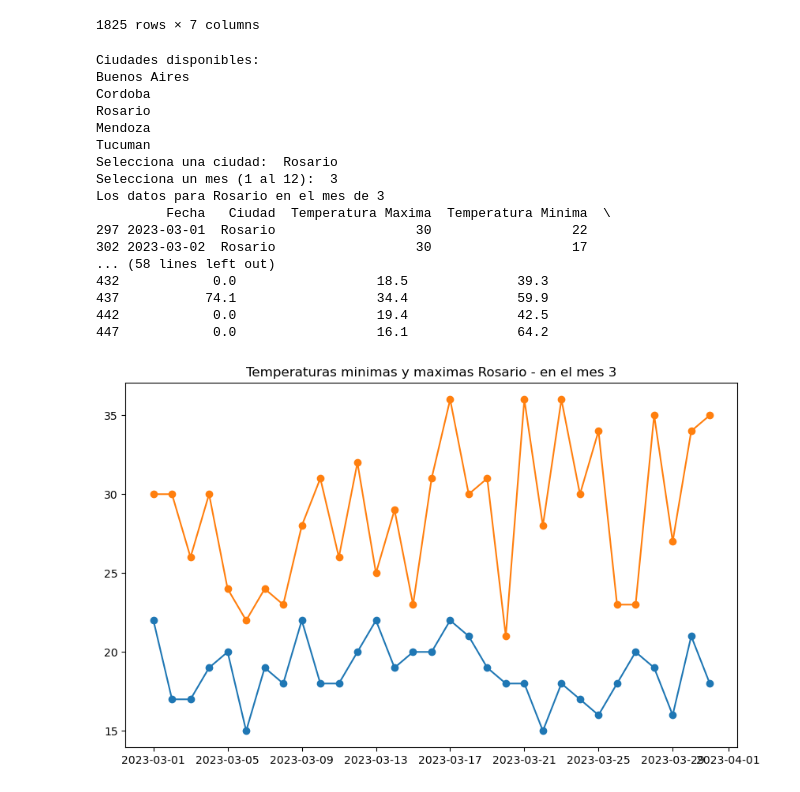
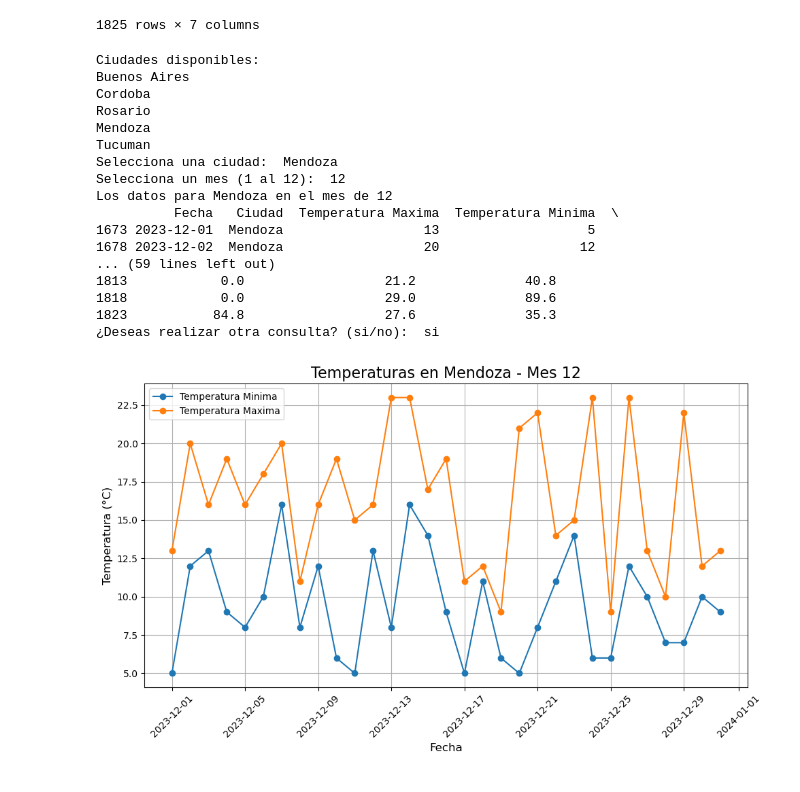
Before and after one commit to Juan8516/ConsultaTemperaturas, a Jupyter notebook: Consulta de Temperaturas.ipynb, the cells around one changed output. Saved outputs shown, nothing was run; the diff lists cells and outputs as text; code cells hidden in the pictures.

Commit message:
fix: arreglo error en bloque de de solicitud nueva consulta

```diff
--- a/Consulta de Temperaturas.ipynb
+++ b/Consulta de Temperaturas.ipynb
@@ -80,43 +80,84 @@ else:
                 (df['Ciudad'] == seleccion_ciudad) &
                 (df['Fecha'].dt.month == seleccion_mes)
             ]
             #Mostrar datos solicitados.
             if df_filtrado.empty:
                 print(f'No hay datos disponibles para la ciudad {seleccion_ciudad} en el mes {seleccion_mes}')
             else:
                 print(f'Los datos para {seleccion_ciudad} en el mes de {seleccion_mes}')
                 print(df_filtrado)
     except:
         print('Ingresar un dato correcto para el mes')
 
 #4. Se muestra un grafico al usuario donde estan las temperaturas mínimas y máximas que se registraron en la ciudad elegida durante el mes elegido.
 #Filtrar datos
 df_filtrado = df[(df['Ciudad'] == seleccion_ciudad) & (df['Fecha'].dt.month == seleccion_mes)]
 
 if df_filtrado.empty:
     print(f'No hay datos para la {seleccion_ciudad} en el mes {seleccion_mes}')
 else:
     #Grafico
     plt.figure(figsize=(10, 6))
     plt.plot(df_filtrado['Fecha'], df_filtrado['Temperatura Minima'], marker='o', label='Temperatura Minima')
     plt.plot(df_filtrado['Fecha'], df_filtrado['Temperatura Maxima'], marker='o', label='Temperatura Maxima')
-    plt.title(f'Temperaturas minimas y maximas {seleccion_ciudad} - en el mes {seleccion_mes}')
+    plt.title(f'Temperaturas en {seleccion_ciudad} - Mes {seleccion_mes}', fontsize=16)
+    plt.xlabel('Fecha', fontsize=12)
+    plt.ylabel('Temperatura (°C)', fontsize=12)
+    plt.legend()
+    plt.grid(True)
+    plt.xticks(rotation=45)
+    plt.tight_layout()
+
+#5. Preguntar al usuario si desea seguir haciendo consultas o no.
+    respuesta = input("¿Deseas realizar otra consulta? (si/no): ")
+    while respuesta.lower() not in ['si', 'no']:
+        print("Por favor, responde si o no.")
+        respuesta = input("¿Deseas realizar otra consulta? (si/no): ")
+
+        if respuesta.lower() == 'si':
+            #Validacion de las ciudades
+            if seleccion_ciudad not in df['Ciudad'].unique():
+                print('La ciudad no se encuntra en la base')
+            else:
+                #Peticion al usuario del mes.
+                seleccion_mes = input('Selecciona un mes (1 al 12): ')
+                try:
+                    seleccion_mes = int(seleccion_mes)
+                    if seleccion_mes < 1 or seleccion_mes > 12:
+                        print('El mes no se encuentra en la base')
+                    else:
+                        #Filtrar las selecciones del usuario.
+                        df_filtrado = df[
+                            (df['Ciudad'] == seleccion_ciudad) &
+                            (df['Fecha'].dt.month == seleccion_mes)
+                        ]
+                        #Mostrar datos solicitados.
+                        if df_filtrado.empty:
+                            print(f'No hay datos disponibles para la ciudad {seleccion_ciudad} en el mes {seleccion_mes}')
+                        else:
+                            print(f'Los datos para {seleccion_ciudad} en el mes de {seleccion_mes}')
+                            print(df_filtrado)
+
+                except:
+                    print('Ingresar un dato correcto para el mes')
+        else:
+            print("¡Hasta pronto!")
 # %% [output]
 Ciudades disponibles:
 Buenos Aires
 Cordoba
 Rosario
 Mendoza
 Tucuman
-Selecciona una ciudad:  Rosario
-Selecciona un mes (1 al 12):  3
-Los datos para Rosario en el mes de 3
-         Fecha   Ciudad  Temperatura Maxima  Temperatura Minima  \
-297 2023-03-01  Rosario                  30                  22
-302 2023-03-02  Rosario                  30                  17
-... (58 lines left out)
-432            0.0                  18.5              39.3
-437           74.1                  34.4              59.9
-442            0.0                  19.4              42.5
-447            0.0                  16.1              64.2
+Selecciona una ciudad:  Mendoza
+Selecciona un mes (1 al 12):  12
+Los datos para Mendoza en el mes de 12
+          Fecha   Ciudad  Temperatura Maxima  Temperatura Minima  \
+1673 2023-12-01  Mendoza                  13                   5
+1678 2023-12-02  Mendoza                  20                  12
+... (59 lines left out)
+1813            0.0                  21.2              40.8
+1818            0.0                  29.0              89.6
+1823           84.8                  27.6              35.3
+¿Deseas realizar otra consulta? (si/no):  si
-[figure, old version]
+[figure, new version]
```
Also changed, not shown: parts of 1 cell of this notebook.
